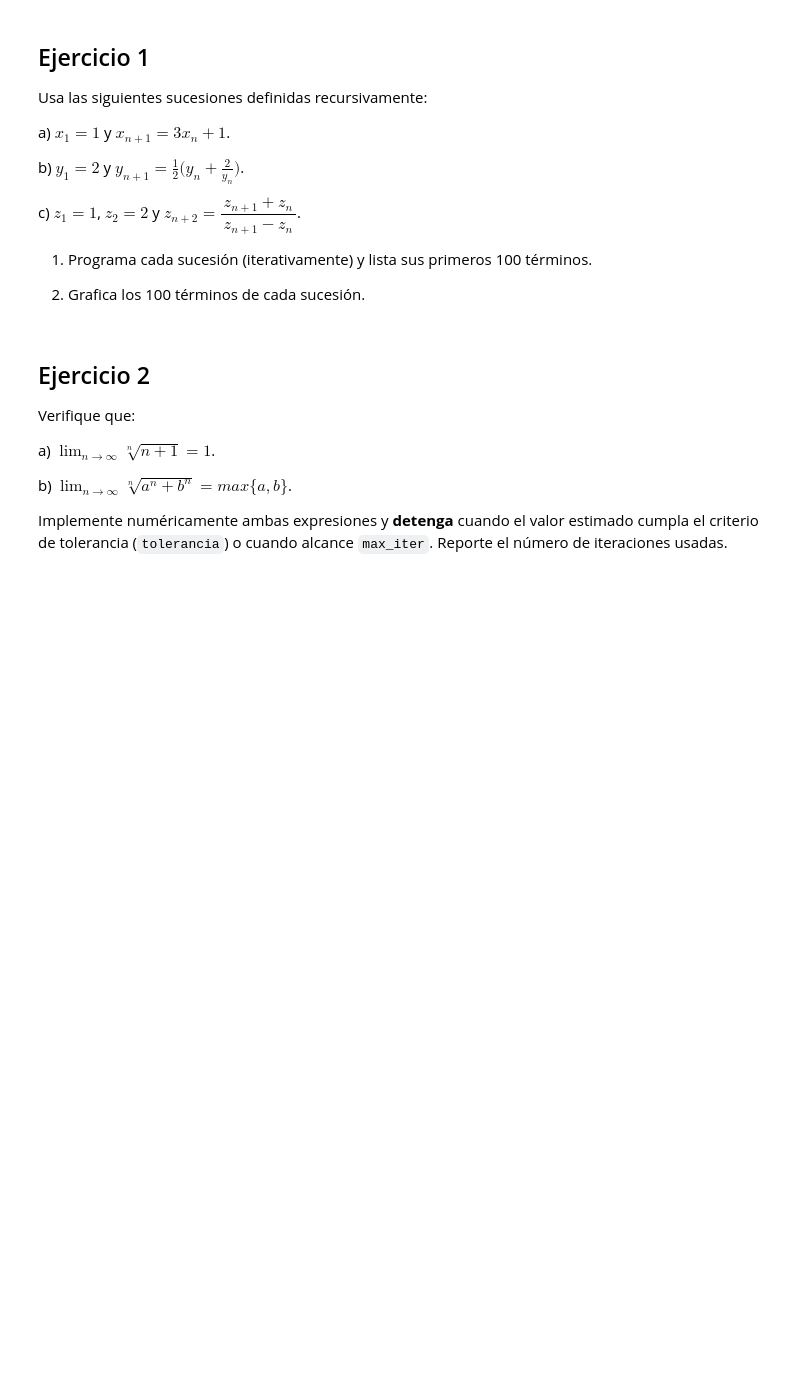
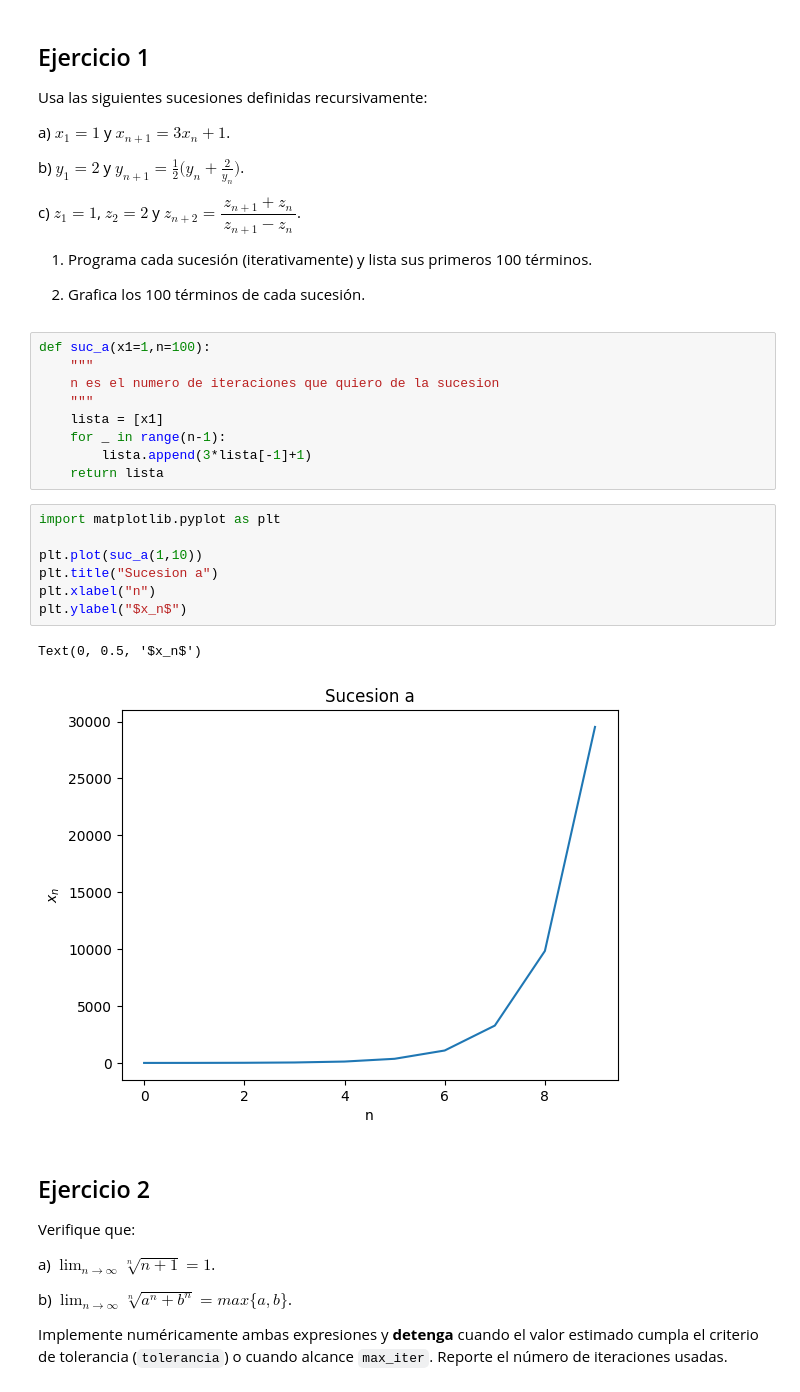
Before and after one commit to Analisis-y-Diseno-de-Algoritmos/Curso, a Jupyter notebook: Semana7_Iterativo-Recursivo/Clase13_Iter-Recur.ipynb, the cells around one changed output. Drawn from its saved outputs; the diff is of its cells as text; blank space fills up the shorter version.

```diff
--- a/Semana7_Iterativo-Recursivo/Clase13_Iter-Recur.ipynb
+++ b/Semana7_Iterativo-Recursivo/Clase13_Iter-Recur.ipynb
@@ -127,6 +138,25 @@ c) $z_1=1$, $z_2=2$ y $z_{n+2}=\dfrac{z_{n+1}+z_n}{\,z_{n+1}-z_n\,}$.
 1) Programa cada sucesión (iterativamente) y lista sus primeros 100 términos.
 
 2) Grafica los 100 términos de cada sucesión.
+# %%
+def suc_a(x1=1,n=100):
+    """
+    n es el numero de iteraciones que quiero de la sucesion
+    """
+    lista = [x1]
+    for _ in range(n-1):
+        lista.append(3*lista[-1]+1)
+    return lista
+# %%
+import matplotlib.pyplot as plt
+
+plt.plot(suc_a(1,10))
+plt.title("Sucesion a")
+plt.xlabel("n")
+plt.ylabel("$x_n$")
+# %% [output]
+Text(0, 0.5, '$x_n$')
+[figure, added]
 # %% [markdown]
 ## Ejercicio 2
 
```
Also changed, not shown: parts of 10 cells of this notebook.
